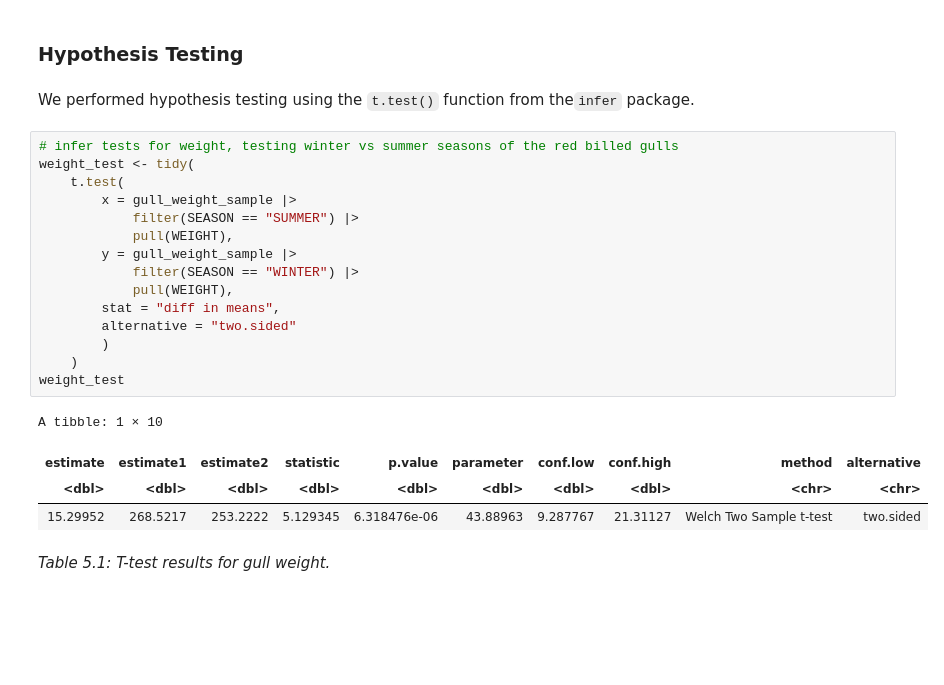
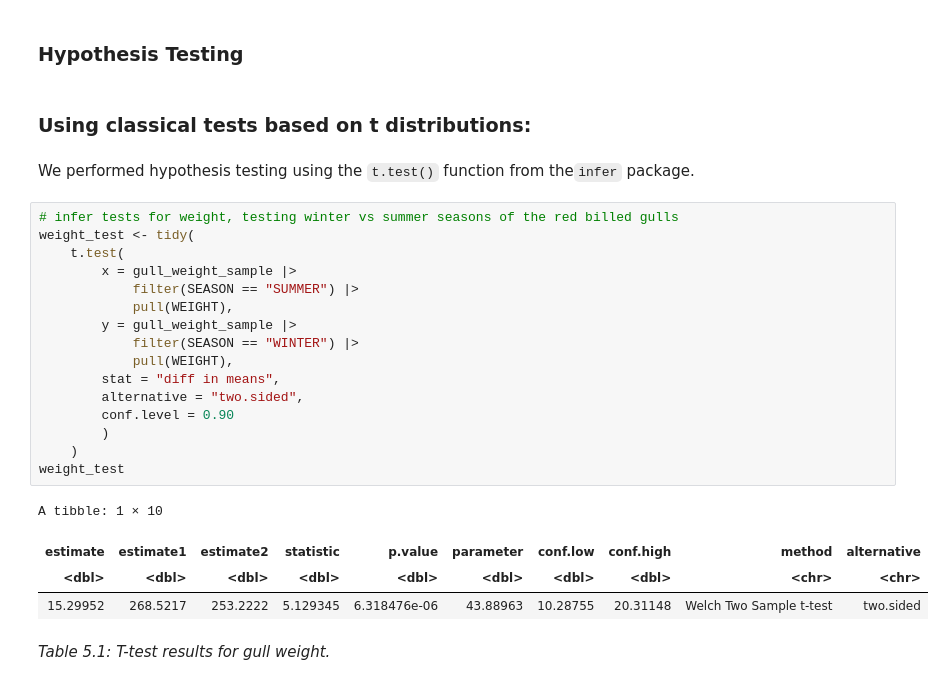
Before and after one commit to maggie63/stat-201-group-4, a Jupyter notebook: project_report.ipynb, the cells around one changed output. Drawn from its saved outputs; the diff is of its cells as text; blank space fills up the shorter version.

```diff
--- a/project_report.ipynb
+++ b/project_report.ipynb
@@ -210,28 +214,31 @@ A tibble: 2 × 4
 *Table 4.1 (top) and 4.2 (bottom): Summary of weight (top) and length (bottom) samples, grouped by season. Contains number of observations (n), sample mean, and sample standard error.*
 # %% [markdown]
 ### Hypothesis Testing
+# %% [markdown]
+### Using classical tests based on t distributions:
 # %% [markdown]
 We performed hypothesis testing using the `t.test()` function from the`infer` package.
 # %%
 # infer tests for weight, testing winter vs summer seasons of the red billed gulls
 weight_test <- tidy(
     t.test(
         x = gull_weight_sample |>
             filter(SEASON == "SUMMER") |>
             pull(WEIGHT),
         y = gull_weight_sample |>
             filter(SEASON == "WINTER") |>
             pull(WEIGHT),
         stat = "diff in means",
-        alternative = "two.sided"
+        alternative = "two.sided",
+        conf.level = 0.90
         )
     )
 weight_test
 # %% [output]
 A tibble: 1 × 10
 | estimate | estimate1 | estimate2 | statistic | p.value | parameter | conf.low | conf.high | method | alternative |
 | <dbl> | <dbl> | <dbl> | <dbl> | <dbl> | <dbl> | <dbl> | <dbl> | <chr> | <chr> |
-| 15.29952 | 268.5217 | 253.2222 | 5.129345 | 6.318476e-06 | 43.88963 | 9.287767 | 21.31127 | Welch Two Sample t-test | two.sided |
+| 15.29952 | 268.5217 | 253.2222 | 5.129345 | 6.318476e-06 | 43.88963 | 10.28755 | 20.31148 | Welch Two Sample t-test | two.sided |
 # %% [markdown]
 *Table 5.1: T-test results for gull weight.*
 # %%
```
Also changed, not shown: parts of 11 cells of this notebook.
